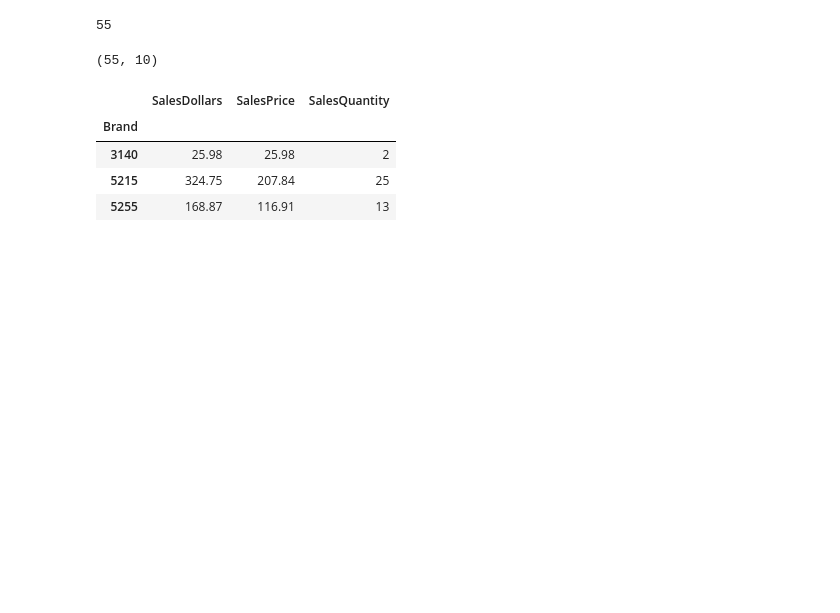
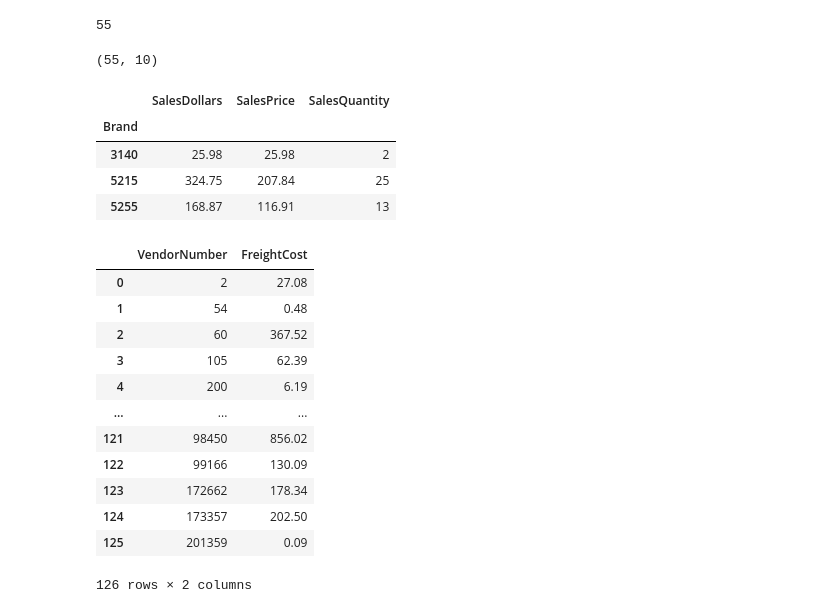
Before and after one commit to Shashank-Rathod/Vendor-Performance, a Jupyter notebook: Exploratory.ipynb, the cells around one changed output. Cells and saved outputs as stored; diff of their text form; code cells hidden in the pictures; blank space fills up the shorter version.

```diff
--- a/Exploratory.ipynb
+++ b/Exploratory.ipynb
@@ -196,3 +196,20 @@ sales.groupby('Brand')[['SalesDollars','SalesPrice','SalesQuantity']].sum()
 | 3140 | 25.98 | 25.98 | 2 |
 | 5215 | 324.75 | 207.84 | 25 |
 | 5255 | 168.87 | 116.91 | 13 |
+# %%
+freight_summery = pd.read_sql_query("""select VendorNumber,sum(Freight) as FreightCost From vendor_invoice group by VendorNumber""", con=engine)
+freight_summery
+# %% [output]
+|  | VendorNumber | FreightCost |
+| 0 | 2 | 27.08 |
+| 1 | 54 | 0.48 |
+| 2 | 60 | 367.52 |
+| 3 | 105 | 62.39 |
+| 4 | 200 | 6.19 |
+| ... | ... | ... |
+| 121 | 98450 | 856.02 |
+| 122 | 99166 | 130.09 |
+| 123 | 172662 | 178.34 |
+| 124 | 173357 | 202.50 |
+| 125 | 201359 | 0.09 |
+126 rows × 2 columns
```
Also changed, not shown: parts of 5 cells of this notebook.
